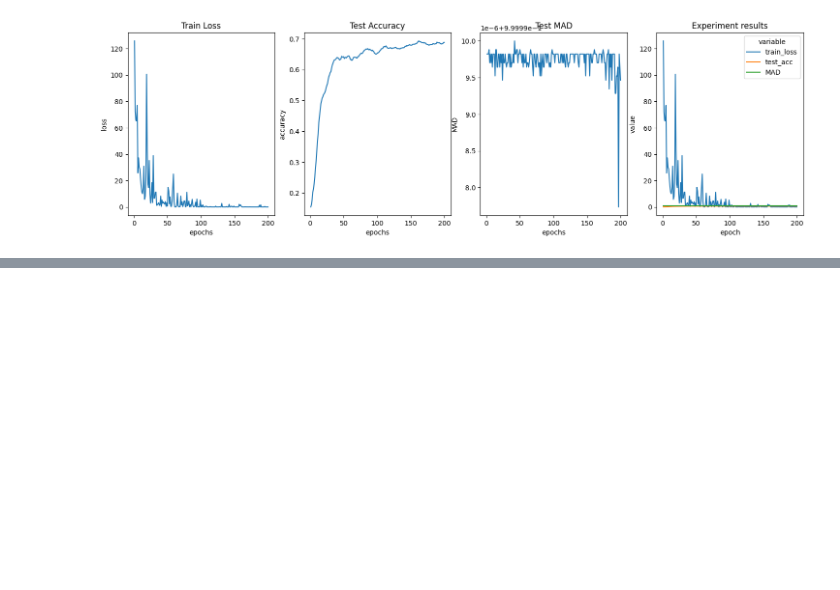
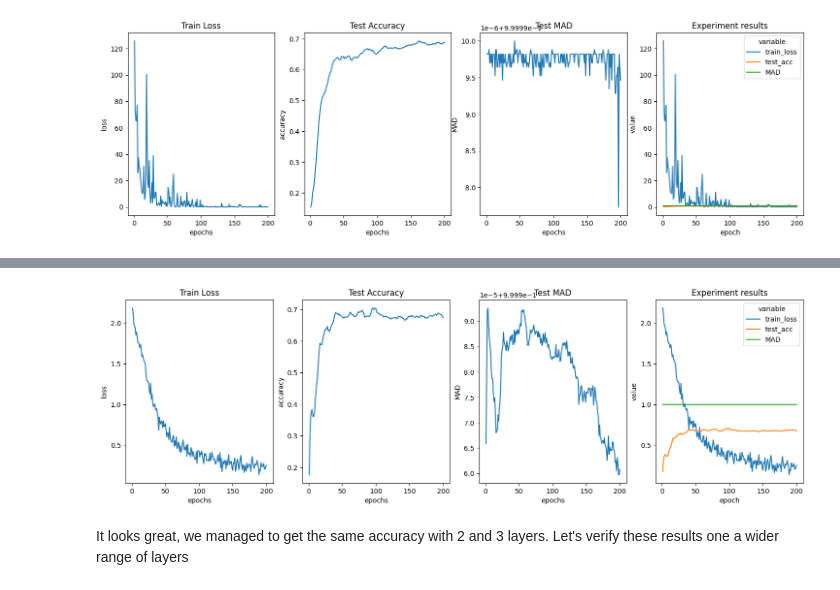
Before and after one commit to achrafash/gnn-receptive-fields, a Jupyter notebook: 01_experiment.ipynb, the cells around one changed output, grey strips where cells are left out. Drawn from its saved outputs; the diff is of its cells as text; code cells hidden in the pictures; blank space fills up the shorter version.

Commit message:
✨ test passing hidden states with our model (K-HopNet)

```diff
--- a/01_experiment.ipynb
+++ b/01_experiment.ipynb
@@ -608,5 +583,5 @@ def run(data: type(G), model: torch.nn.Module,
 # %%
-def plot_results(train_losses: List[float], test_accs: List[float], mads: List[float]):
+def plot_results(train_losses: List[float], test_accs: List[float], mads: List[float], main_title:str=None):
     # credits to: https://stackoverflow.com/a/43131357/11805354
     n = len(train_losses)
 
@@ -622,6 +597,9 @@ def plot_results(train_losses: List[float], test_accs: List[float], mads: List[f
 
     fig, ax =plt.subplots(1,4)
 
+    if main_title != None:
+        fig.suptitle(main_title, fontsize=20)
+
     sn.lineplot(x=range(1, n+1), y=train_losses, ax=ax[0]).set(xlabel="epochs", ylabel="loss", title="Train Loss")
     sn.lineplot(x=range(1, n+1), y=test_accs, ax=ax[1]).set(xlabel="epochs", ylabel="accuracy", title="Test Accuracy")
     sn.lineplot(x=range(1, n+1), y=mads, ax=ax[2]).set(xlabel="epochs", ylabel="MAD", title="Test MAD")
@@ -713,0 +771,17 @@ plot_results(train_loss, test_acc, mads)
+# %%
+NUM_LAYERS=3
+HIDDEN_DIM=24
+NUM_FEATURES=cora_dataset.num_features
+NUM_CLASSES=cora_dataset.num_classes
+EPOCHS=200
+LR=0.01
+WEIGHT_DECAY=5e-4
+EARLY_STOPPING=0
+RUNS=1
+# %%
+model = HiddenKHopNet(num_layers=NUM_LAYERS, hidden_dim=HIDDEN_DIM,
+                num_features=NUM_FEATURES,
+                num_classes=NUM_CLASSES,
+                invert=True)
+
+count_parameters(model)
@@ -713,0 +790,8 @@ plot_results(train_loss, test_acc, mads)
+# %%
+train_loss, test_acc, mads = run(G, model,
+                                 all_edge_index=all_edge_index,
+                                 runs=RUNS,
+                                 epochs=EPOCHS, lr=LR,
+                                 weight_decay=WEIGHT_DECAY,
+                                 early_stopping=EARLY_STOPPING,
+                                 initialize=False)
@@ -713,0 +816,7 @@ plot_results(train_loss, test_acc, mads)
+# %%
+plot_results(train_loss, test_acc, mads)
+# %% [output]
+[figure, added]
+# %% [markdown]
+It looks great, we managed to get the same accuracy with 2 and 3 layers.
+Let's verify these results one a wider range of layers
```
Also changed, not shown: parts of 21 cells of this notebook.
